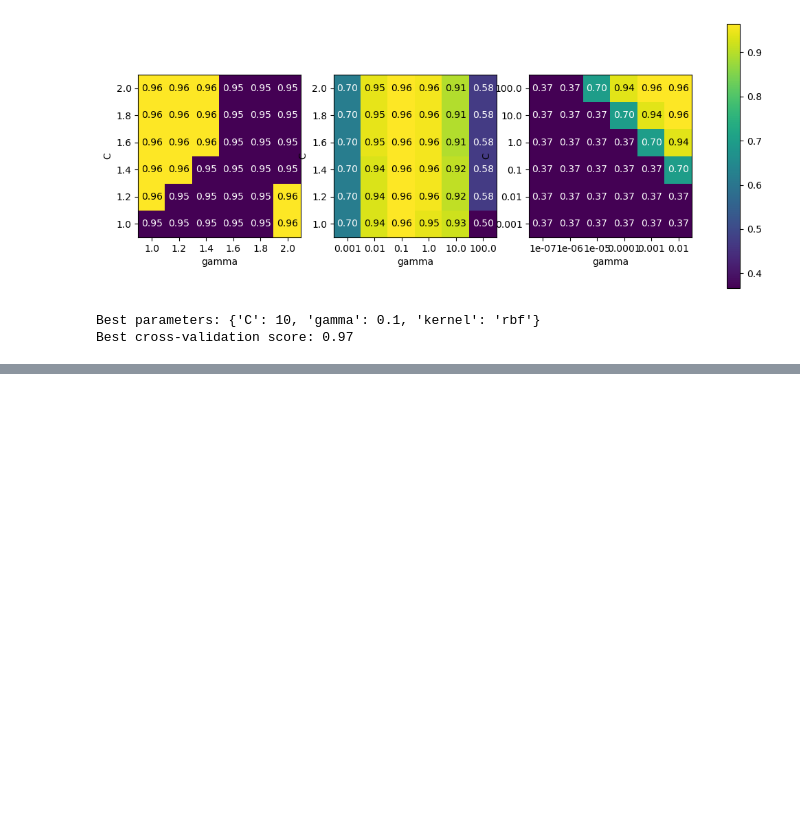
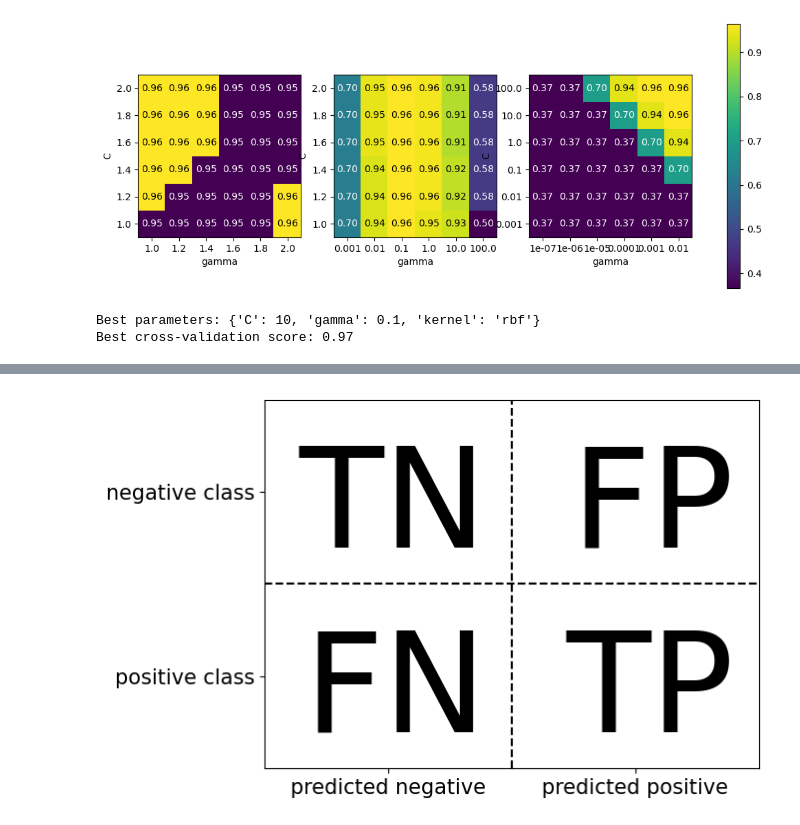
Before and after one commit to Giov12/intro.to.ml, a Jupyter notebook: chapter5.ipynb, the cells around one changed output, grey strips where cells are left out. Drawn from its saved outputs; the diff is of its cells as text; code cells hidden in the pictures; blank space fills up the shorter version.

```diff
--- a/chapter5.ipynb
+++ b/chapter5.ipynb
@@ -445,0 +561,5 @@ display(results.head())
+# %%
+# in terms of error classifications
+mglearn.plots.plot_binary_confusion_matrix()
+# %% [output]
+[figure, added]
```
Also changed, not shown: parts of 42 cells of this notebook.
